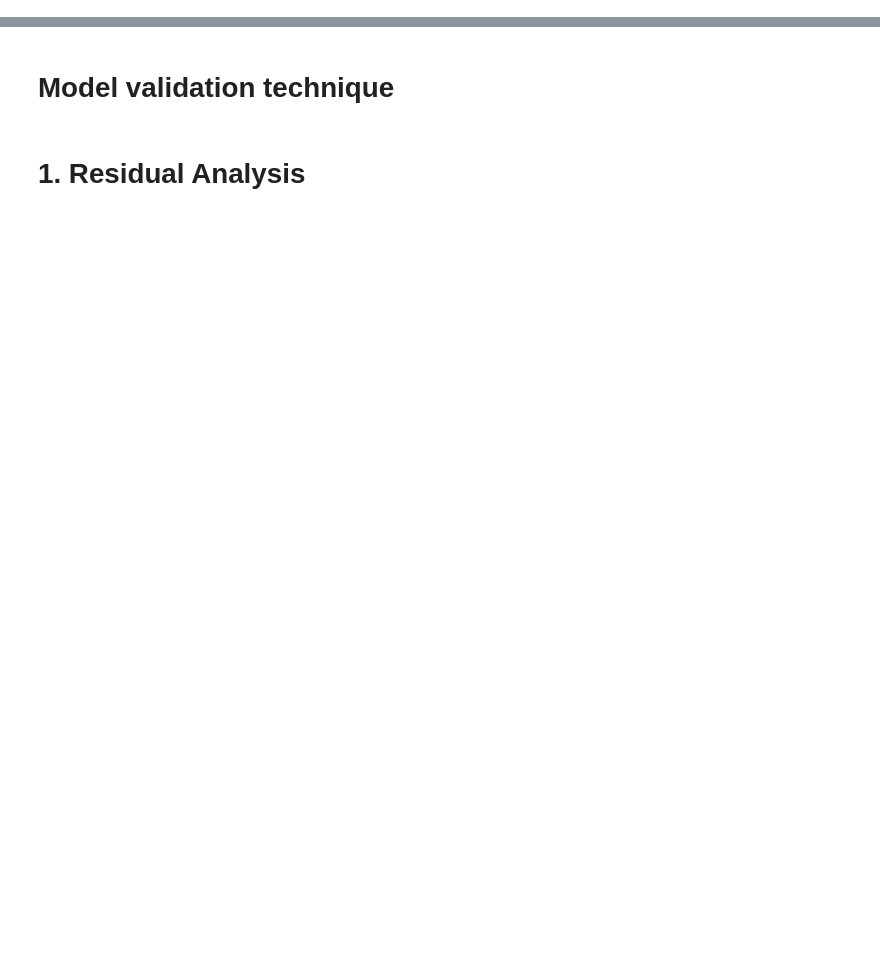
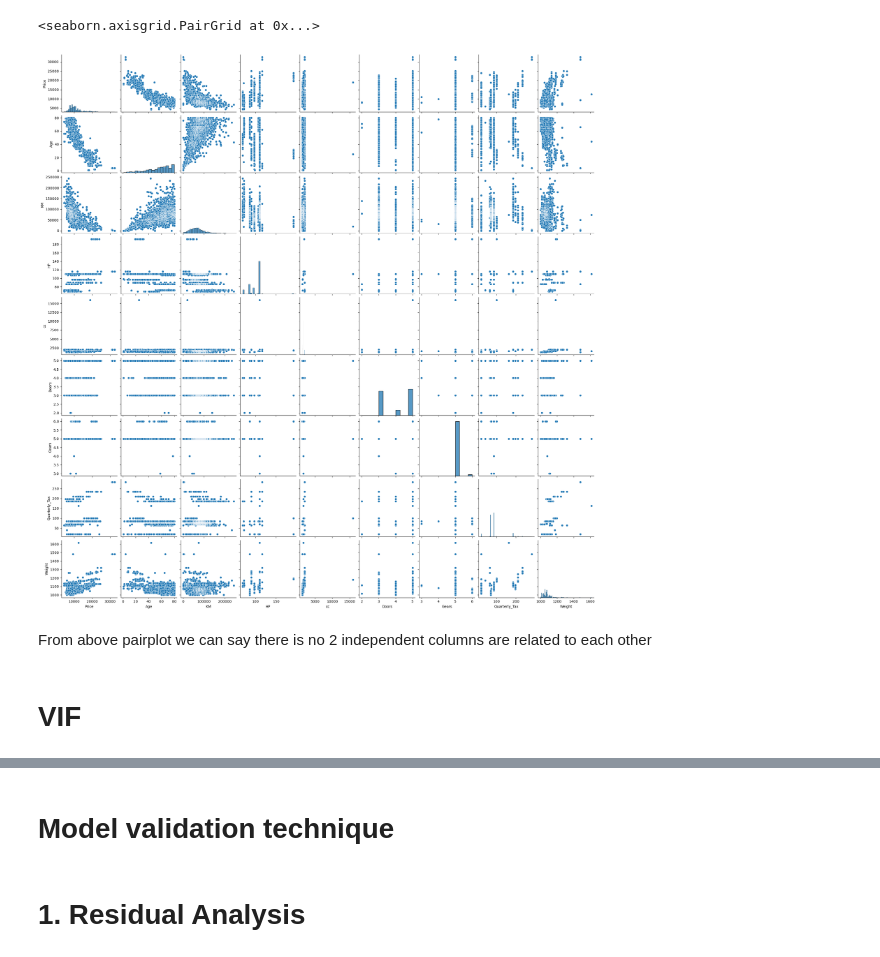
Before and after one commit to Apoorva023/Excelr-Assignment, a Jupyter notebook: Multiple linear regression/Multiple linear regression(Toyota).ipynb, the cells around one changed output, grey strips where cells are left out. Saved outputs shown, nothing was run; the diff lists cells and outputs as text; code cells hidden in the pictures; blank space fills up the shorter version.

```diff
--- a/Multiple linear regression/Multiple linear regression(Toyota).ipynb
+++ b/Multiple linear regression/Multiple linear regression(Toyota).ipynb
@@ -60,0 +105,9 @@ sns.heatmap(df.corr(), cmap='Blues' ,annot=True)
+# %%
+sns.pairplot(df)
+# %% [output]
+<seaborn.axisgrid.PairGrid at 0x...>
+[figure, added]
+# %% [markdown]
+From above pairplot we can say there is no 2 independent columns are related to each other
+# %% [markdown]
+# VIF
```
Also changed, not shown: parts of 67 cells of this notebook, 1 other file.
